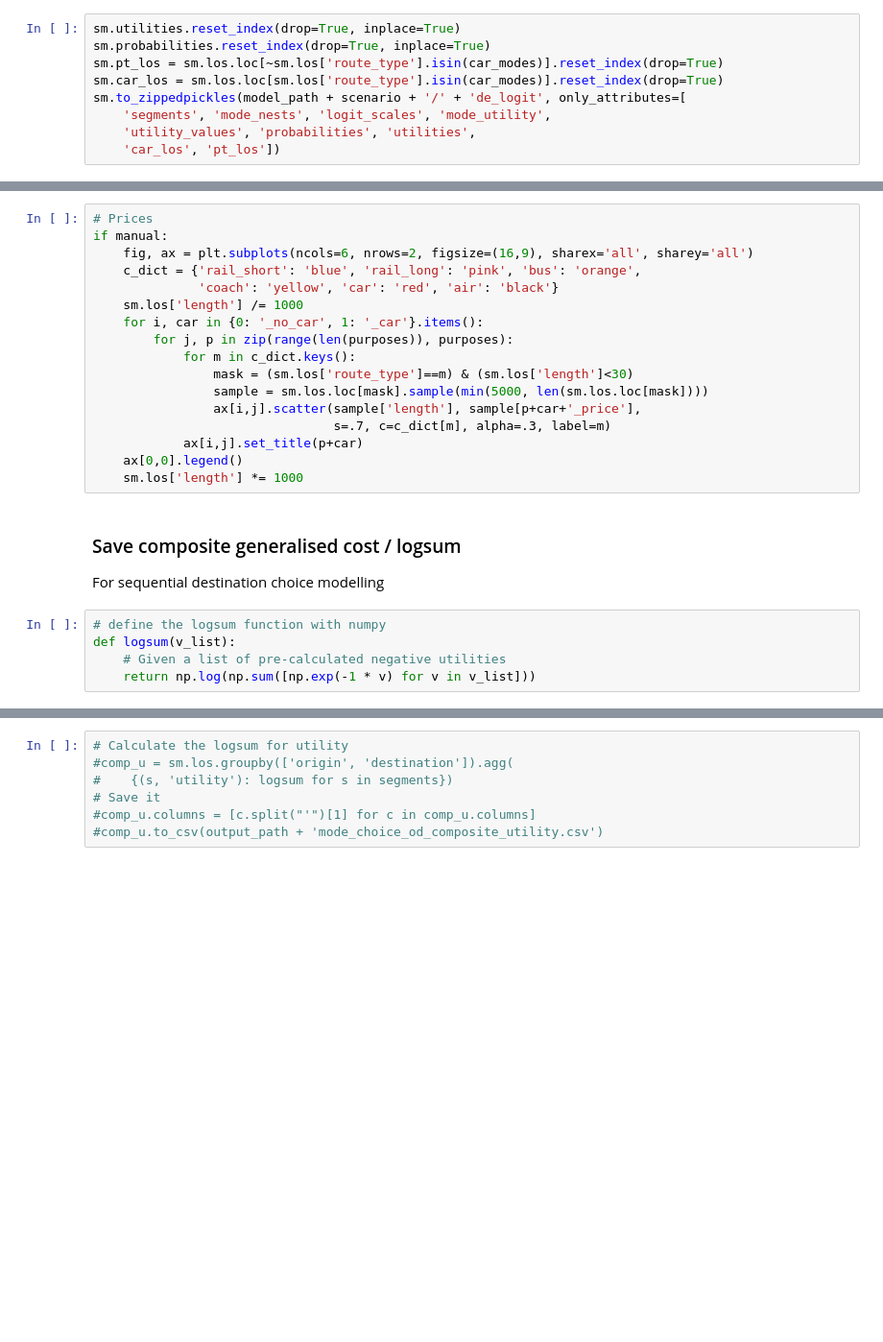
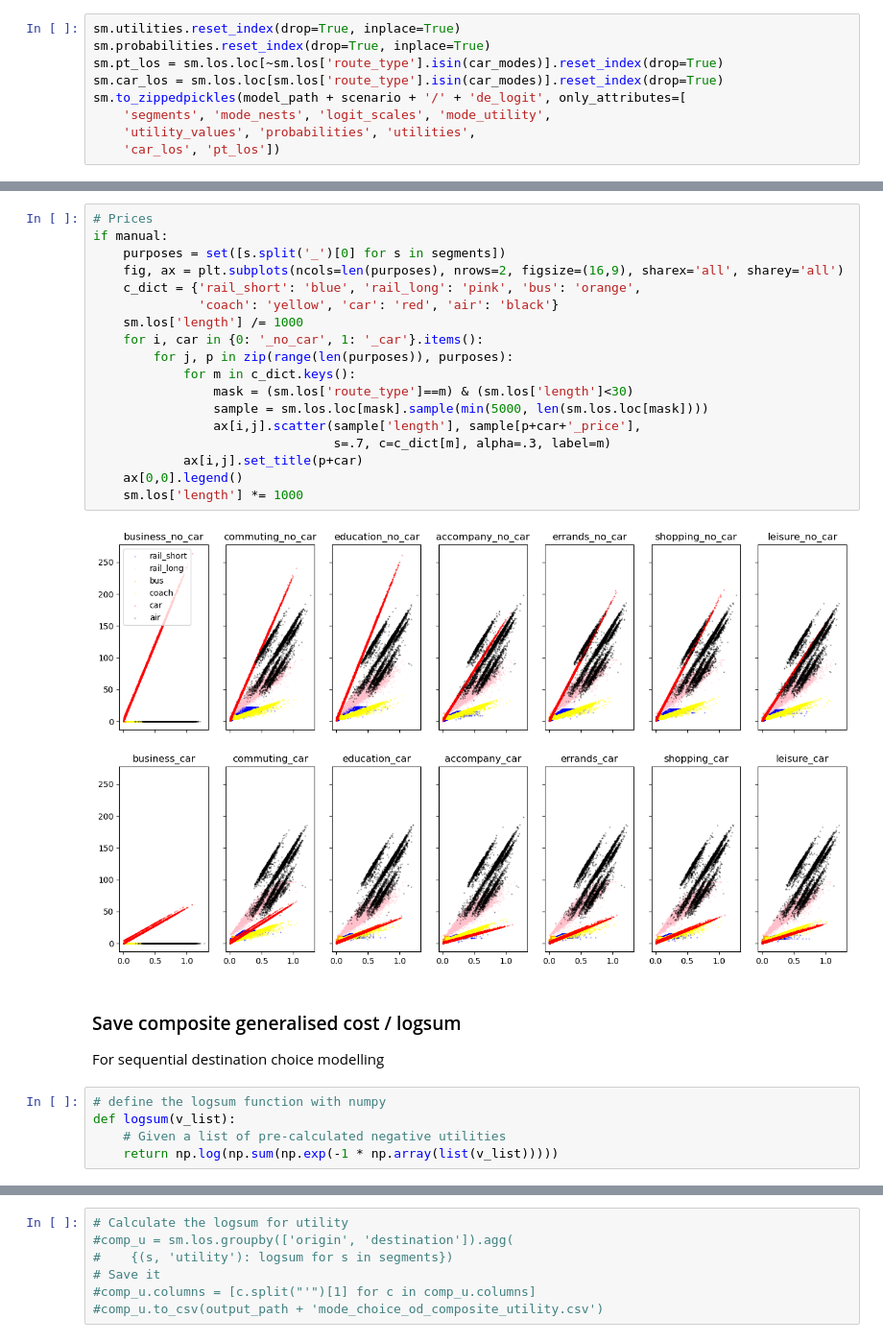
Before and after one commit to marlinarnz/quetzal_germany, a Jupyter notebook: notebooks/model_mode.ipynb, the cells around one changed output, grey strips where cells are left out. Shown at 96% size. Drawn from its saved outputs; the diff is of its cells as text; blank space fills up the shorter version.

```diff
--- a/notebooks/model_mode.ipynb
+++ b/notebooks/model_mode.ipynb
@@ -447,20 +433,23 @@ if manual:
 # %%
 # Prices
 if manual:
-    fig, ax = plt.subplots(ncols=6, nrows=2, figsize=(16,9), sharex='all', sharey='all')
+    purposes = set([s.split('_')[0] for s in segments])
+    fig, ax = plt.subplots(ncols=len(purposes), nrows=2, figsize=(16,9), sharex='all', sharey='all')
     c_dict = {'rail_short': 'blue', 'rail_long': 'pink', 'bus': 'orange',
               'coach': 'yellow', 'car': 'red', 'air': 'black'}
     sm.los['length'] /= 1000
     for i, car in {0: '_no_car', 1: '_car'}.items():
         for j, p in zip(range(len(purposes)), purposes):
             for m in c_dict.keys():
                 mask = (sm.los['route_type']==m) & (sm.los['length']<30)
                 sample = sm.los.loc[mask].sample(min(5000, len(sm.los.loc[mask])))
                 ax[i,j].scatter(sample['length'], sample[p+car+'_price'],
                                 s=.7, c=c_dict[m], alpha=.3, label=m)
             ax[i,j].set_title(p+car)
     ax[0,0].legend()
     sm.los['length'] *= 1000
+# %% [output]
+[figure, added]
 # %% [markdown]
 ### Save composite generalised cost / logsum
 For sequential destination choice modelling
@@ -468,6 +457,6 @@ For sequential destination choice modelling
 # define the logsum function with numpy
 def logsum(v_list):
     # Given a list of pre-calculated negative utilities
-    return np.log(np.sum([np.exp(-1 * v) for v in v_list]))
+    return np.log(np.sum(np.exp(-1 * np.array(list(v_list)))))
 # %%
 # Calculate the logsum of cost parameters
```
Also changed, not shown: parts of 13 cells of this notebook, 14 other files.
